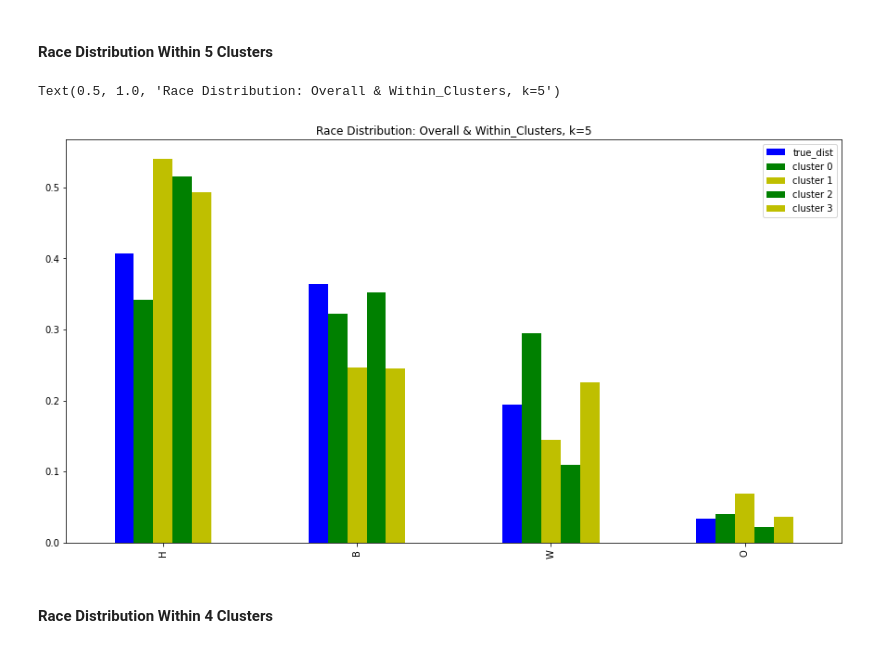
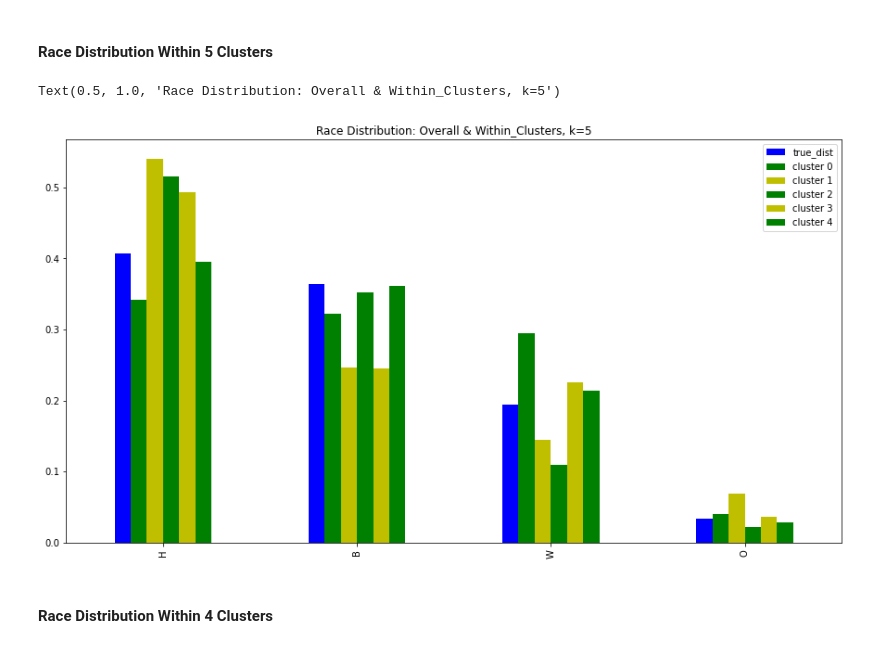
Before and after one commit to zaxiang/Implicit_Bias_Detection, a Jupyter notebook: Week7.ipynb, the cells around one changed output. Cells and saved outputs as stored; diff of their text form; code cells hidden in the pictures.

```diff
--- a/Week7.ipynb
+++ b/Week7.ipynb
@@ -323,26 +323,28 @@ five_clusters_df = five_clusters_df[five_clusters_df['race_label'].isin(['B', 'H
 # %%
 
 plotdata = pd.DataFrame({
 
     "true_dist": five_clusters_df.race_label.value_counts(normalize=True).values,
 
     "cluster 0":five_clusters_df[five_clusters_df['grouping'] == 0].race_label.value_counts(normalize=True).values,
 
     "cluster 1":five_clusters_df[five_clusters_df['grouping'] == 1].race_label.value_counts(normalize=True).values,
 
     "cluster 2":five_clusters_df[five_clusters_df['grouping'] == 2].race_label.value_counts(normalize=True).values,
 
-    "cluster 3":five_clusters_df[five_clusters_df['grouping'] == 3].race_label.value_counts(normalize=True).values},
+    "cluster 3":five_clusters_df[five_clusters_df['grouping'] == 3].race_label.value_counts(normalize=True).values,
+
+    "cluster 4":five_clusters_df[five_clusters_df['grouping'] == 4].race_label.value_counts(normalize=True).values},
 
     index = list(five_clusters_df[five_clusters_df['grouping'] == 0].race_label.value_counts(normalize=True).index))
 
-my_colors = ['b', 'g', 'y', 'g', 'y']
+my_colors = ['b', 'g', 'y', 'g', 'y', 'g']
 
 plotdata.plot(kind="bar",figsize=(15, 8), color=my_colors)
 plt.title('Race Distribution: Overall & Within_Clusters, k=5')
 # %% [output]
 Text(0.5, 1.0, 'Race Distribution: Overall & Within_Clusters, k=5')
-[figure, old version]
+[figure, new version]
 # %% [markdown]
 #### Race Distribution Within 4 Clusters
 # %%
```
Also changed, not shown: parts of 17 cells of this notebook, 3 other files.
